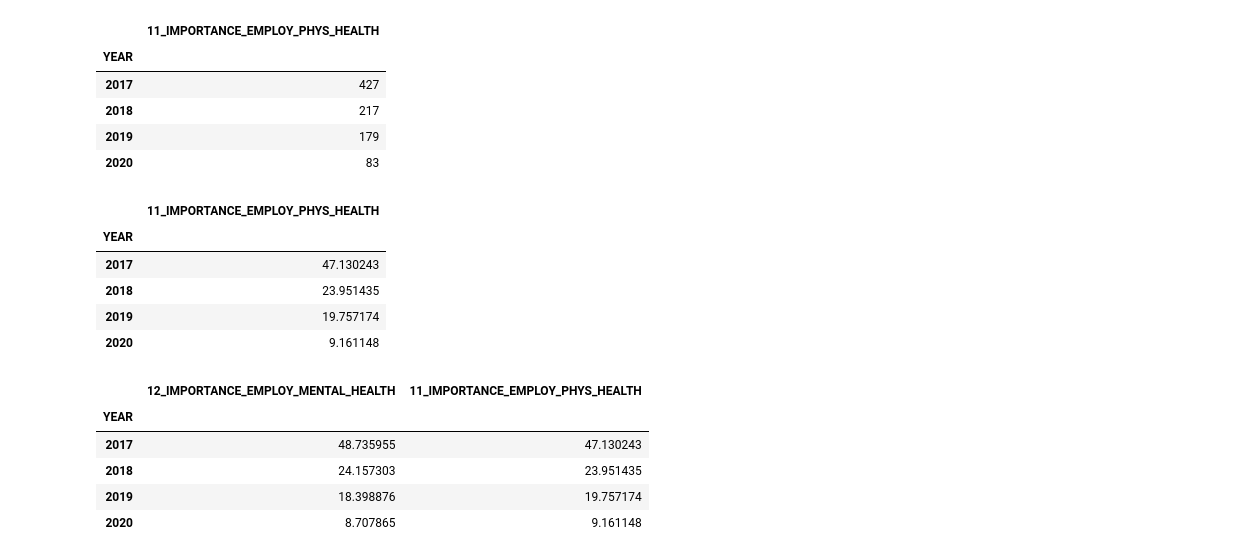
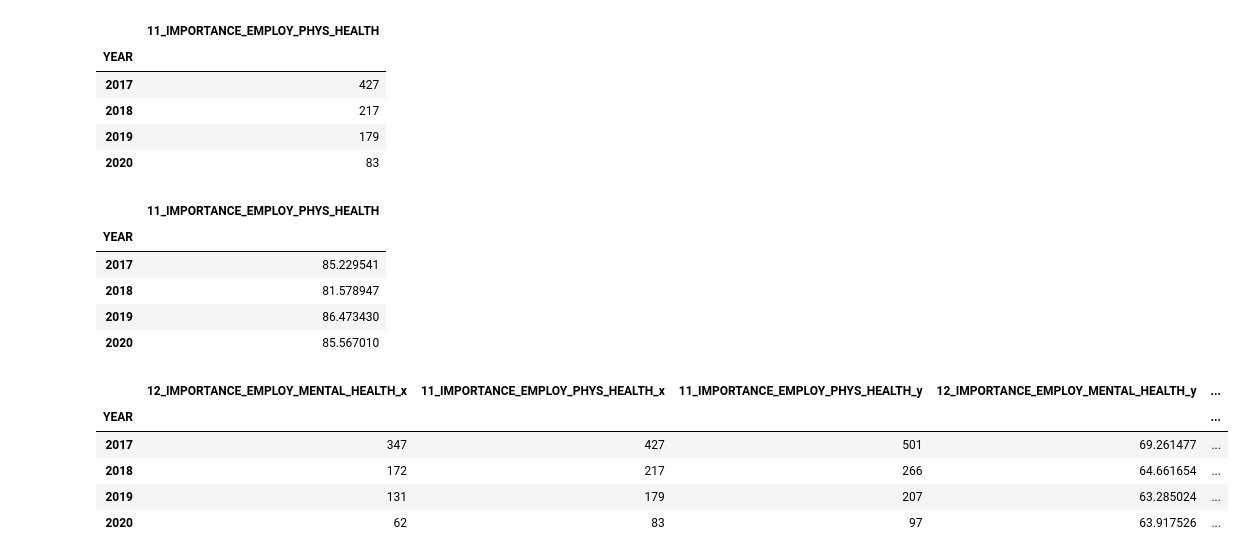
Before and after one commit to bennetyousuf/ProjectOne-MentalHealthinTech, a Jupyter notebook: Working_Notebooks/Mental Health in Tech Data Cleanup - TBG.ipynb, the cells around one changed output. Cells and saved outputs as stored; diff of their text form; code cells hidden in the pictures.

```diff
--- a/Working_Notebooks/Mental Health in Tech Data Cleanup - TBG.ipynb
+++ b/Working_Notebooks/Mental Health in Tech Data Cleanup - TBG.ipynb
@@ -69,0 +80,4 @@ tech_mental_health
+# %%
+# 11 and 12 have the same total df for use later
+total_physical_df = pd.DataFrame(tech_mental_health.groupby("YEAR")["11_IMPORTANCE_EMPLOY_PHYS_HEALTH"].count())
+total_physical_df
@@ -93,6 +117,6 @@ importance_mental_total
 # %%
 # Create DF with Question 11 values >5
-importance_physical_value = tech_mental_health.loc[survey_data_df["11_IMPORTANCE_EMPLOY_PHYS_HEALTH"] >= 5 ]
+importance_physical_value = tech_mental_health.loc[tech_mental_health["11_IMPORTANCE_EMPLOY_PHYS_HEALTH"] >= 5 ]
 importance_physical_value
 # %% [output]
 |  | YEAR | 1_SELF_EMPLOY | 2_NUM_OF_EMPLOYEES | 3_TECH_ORG | 4_MH_BEN_PROVIDED | 5_AWARE_OF_MH_BENEFITS | ... |
@@ -125,7 +144,7 @@ importance_mental_by_year
 | 2019 | 131 |
 | 2020 | 62 |
 # %%
-percent_mental_by_year = (importance_mental_by_year / importance_mental_total) *100
+percent_mental_by_year = (importance_mental_by_year / total_mental_df) *100
 percent_mental_by_year
 # %% [output]
 |  | 12_IMPORTANCE_EMPLOY_MENTAL_HEALTH |
@@ -146,26 +165,35 @@ importance_physical_by_year
 | 2019 | 179 |
 | 2020 | 83 |
 # %%
-percent_phys_by_year = (importance_physical_by_year / importance_physical_total) *100
+percent_phys_by_year = (importance_physical_by_year / total_physical_df) * 100
 percent_phys_by_year
 # %% [output]
 |  | 11_IMPORTANCE_EMPLOY_PHYS_HEALTH |
 | YEAR |  |
-| 2017 | 47.130243 |
-| 2018 | 23.951435 |
-| 2019 | 19.757174 |
-| 2020 | 9.161148 |
+| 2017 | 85.229541 |
+| 2018 | 81.578947 |
+| 2019 | 86.473430 |
+| 2020 | 85.567010 |
 # %%
 #Merge dataset for chart
-mental_and_physical_df = pd.merge(percent_mental_by_year, percent_phys_by_year, on='YEAR')
+mental_and_physical_df = pd.merge(importance_mental_by_year, importance_physical_by_year, on='YEAR')
 mental_and_physical_df
+
+total_df = pd.merge(mental_and_physical_df,total_physical_df, on="YEAR")
+total_df
+
+total_df_1 = pd.merge(total_df,percent_mental_by_year, on="YEAR")
+total_df_1
+
+final_df = pd.merge(total_df_1,percent_phys_by_year, on="YEAR")
+final_df
 # %% [output]
-|  | 12_IMPORTANCE_EMPLOY_MENTAL_HEALTH | 11_IMPORTANCE_EMPLOY_PHYS_HEALTH |
-| YEAR |  |  |
-| 2017 | 48.735955 | 47.130243 |
-| 2018 | 24.157303 | 23.951435 |
-| 2019 | 18.398876 | 19.757174 |
-| 2020 | 8.707865 | 9.161148 |
+|  | 12_IMPORTANCE_EMPLOY_MENTAL_HEALTH_x | 11_IMPORTANCE_EMPLOY_PHYS_HEALTH_x | 11_IMPORTANCE_EMPLOY_PHYS_HEALTH_y | 12_IMPORTANCE_EMPLOY_MENTAL_HEALTH_y | ... |
+| YEAR |  |  |  |  | ... |
+| 2017 | 347 | 427 | 501 | 69.261477 | ... |
+| 2018 | 172 | 217 | 266 | 64.661654 | ... |
+| 2019 | 131 | 179 | 207 | 63.285024 | ... |
+| 2020 | 62 | 83 | 97 | 63.917526 | ... |
 # %%
 #imp_value.to_csv('Output_CSV/weather_data.csv')
 x_values = ["2017", "2018", "2019", "2020"]
```
Also changed, not shown: parts of 13 cells of this notebook, 6 other files.
